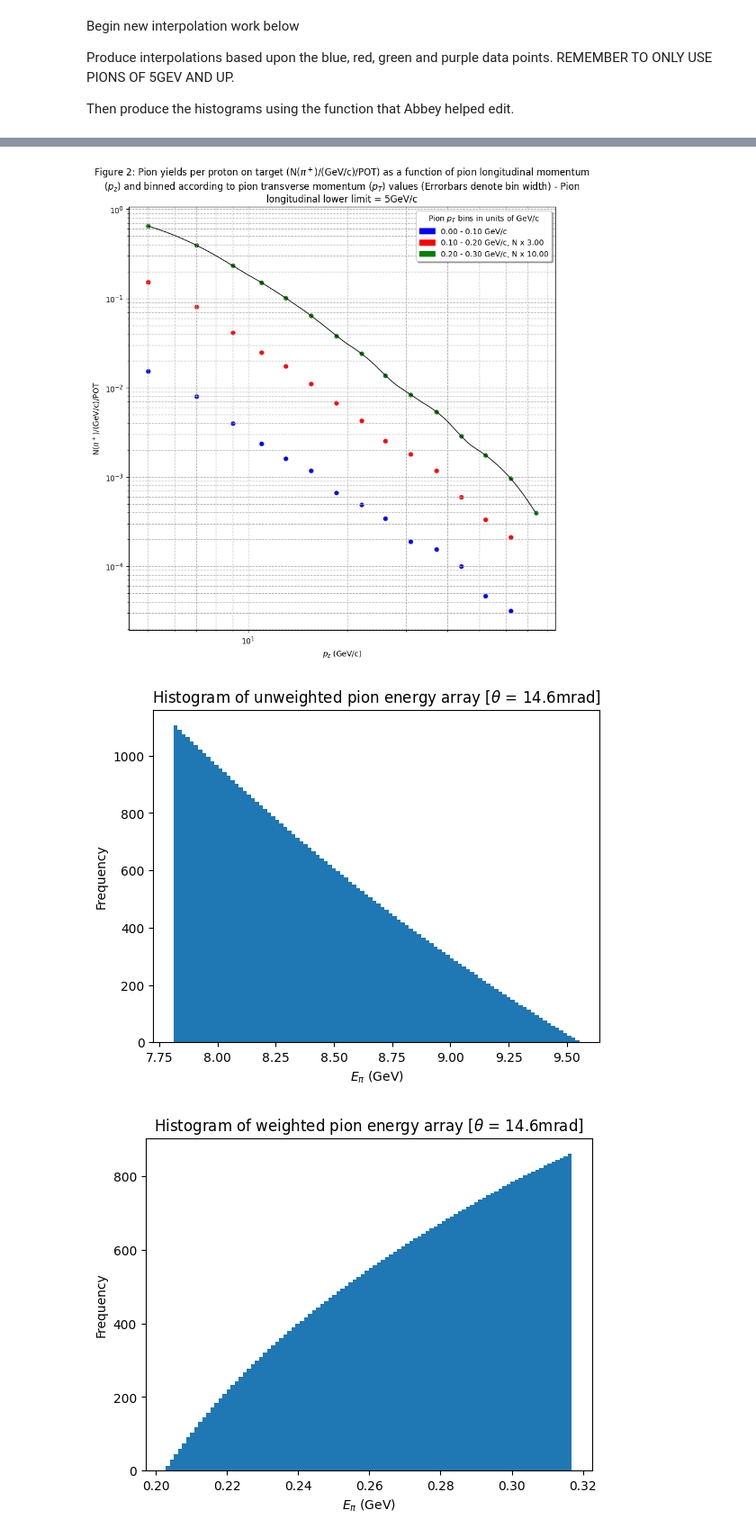
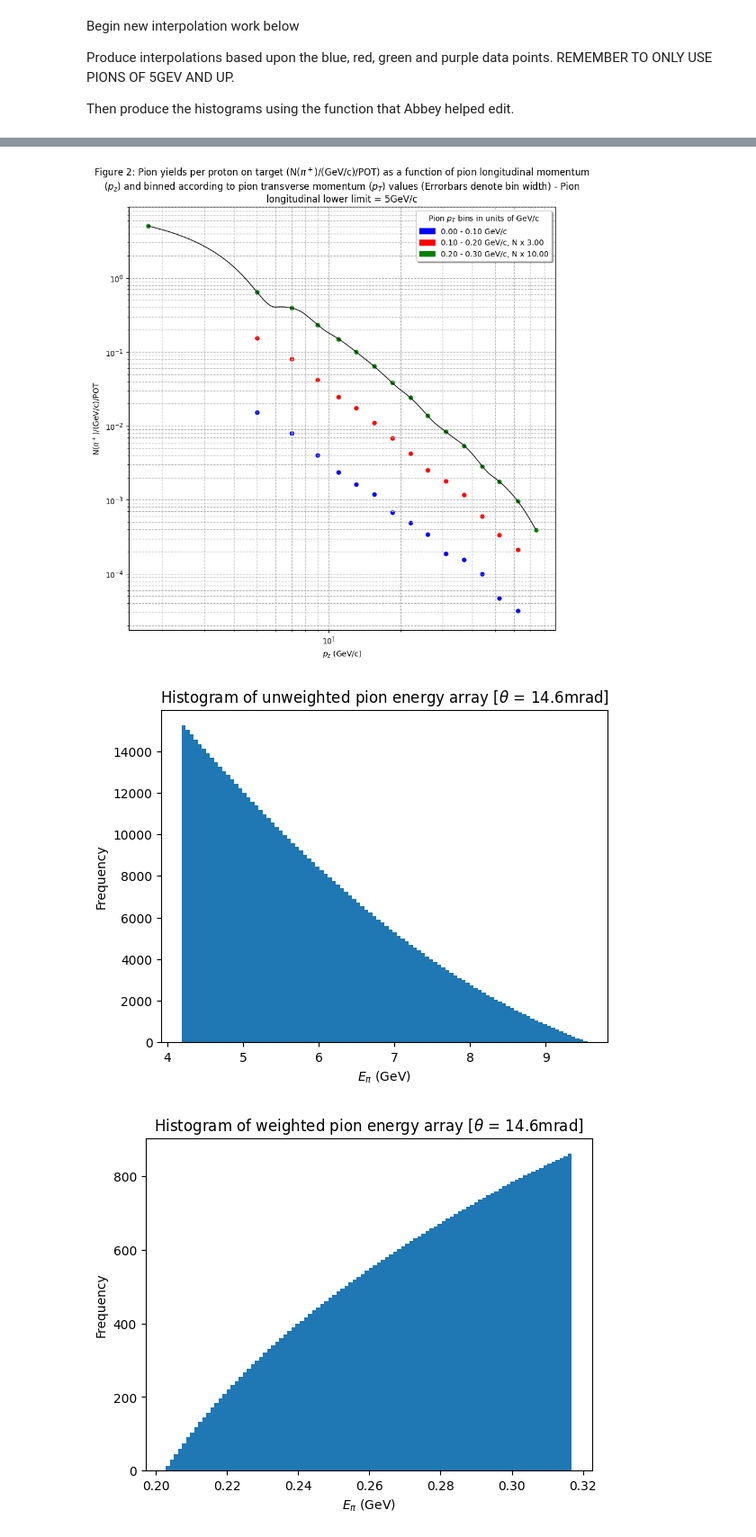
Before and after one commit to MrD0balina/Fourth-Year-Project---Neutrino-Oscillations, a Jupyter notebook: Week_8_Modifying_interpolation_focusing_on_higher_energy_pions_producing_histograms.ipynb, the cells around one changed output, grey strips where cells are left out. Shown at 90% size. Cells and saved outputs as stored; diff of their text form; code cells hidden in the pictures.

Commit message:
Includes list of points of things to do next

```diff
--- a/Week_8_Modifying_interpolation_focusing_on_higher_energy_pions_producing_histograms.ipynb
+++ b/Week_8_Modifying_interpolation_focusing_on_higher_energy_pions_producing_histograms.ipynb
@@ -223,7 +223,7 @@ Then produce the histograms using the function that Abbey helped edit.
 
 green_dots_only_y_axis_values_list = list( Pion_Plots_df1 [Pion_Plots_df1 ['pT (GeV=c) - plot colour codes'] == 2  ]['Final pi^+ plot value'] )    ## I have no idea how this line of code works ##
 green_dots_only_x_axis_values_list = list( Pion_Plots_df1 [Pion_Plots_df1 ['pT (GeV=c) - plot colour codes'] == 2  ]['pz (GeV=c) - mid range value'] )
-green_dots_new_x = [green_dots_only_x_axis_values_list for green_dots_only_x_axis_values_list in green_dots_only_x_axis_values_list if green_dots_only_x_axis_values_list >= 5]
+green_dots_new_x = [green_dots_only_x_axis_values_list for green_dots_only_x_axis_values_list in green_dots_only_x_axis_values_list if green_dots_only_x_axis_values_list >= 1.5]
 green_dots_new_y = ( green_dots_only_y_axis_values_list[  len(green_dots_only_y_axis_values_list)  - ( len(green_dots_new_x) ) : len(green_dots_only_y_axis_values_list) ]  )
 
 red_dots_only_y_axis_values_list = list( Pion_Plots_df1 [Pion_Plots_df1 ['pT (GeV=c) - plot colour codes'] == 1  ]['Final pi^+ plot value'] )
@@ -301,7 +301,9 @@ green_dots_new_x_array = np.array(green_dots_new_x)
 
 green_dots_new_y_array = np.array(green_dots_new_y)
 
-chosen_interpolator = interpolate.interp1d(   green_dots_new_x_array  ,    green_dots_new_y_array , kind = "quadratic"  )
+# Need to extrapolate the interpolato
+
+chosen_interpolator = interpolate.interp1d(   green_dots_new_x_array  ,    green_dots_new_y_array , kind = "quadratic" , bounds_error = False  )
 
 ynew_array = chosen_interpolator(xnew_array)
 # %%
@@ -343,7 +345,7 @@ plt.savefig('Figure 3: Positive pion yields per proton on target - binned accord
 
 plt.show()
 # %% [output]
-[figure, old version]
+[figure, new version]
 # %%
 m_pi = 139.6 * ( 10 ** -3 )        # Units = GeV ( Source = PDF saved as: "(FIRST PLOTTING TASK) - An Off-Axis Neutrino Beam - Kirk T. McDonald - 0111033v1" )
 
@@ -359,7 +361,7 @@ def FIRST_TRY_Relative_Neutrino_Flux_Plotter_includes_Proton_Energy_Uncertainty_
 
         #E_v = np.linspace( 1.8 , 10 , 10000000 )
 
-        E_v = np.linspace( 2 , 10 , 10000000 )
+        E_v = np.linspace( 1.5 , 10 , 10000000 )
 
         #E_v_2 = np.linspace( 0.5 , 10 , 10000000 )
 
@@ -380,7 +382,7 @@ def FIRST_TRY_Relative_Neutrino_Flux_Plotter_includes_Proton_Energy_Uncertainty_
 
         #### INSERT PION WEIGHTING HERE ####
 
-        E_pi_weighted =  chosen_interpolator(P_pi)
+        Weighted_Pion_Flux =  chosen_interpolator(P_pi)
 
         # E_pi_weighted = best_interpolator( P_pi ) ## I assume I can insert pion energies into the interpolation because I am using GeV/c - so I don't need to do any division by the speed of light.
 
@@ -395,7 +397,7 @@ def FIRST_TRY_Relative_Neutrino_Flux_Plotter_includes_Proton_Energy_Uncertainty_
 
         Rel_Neu_Flux = ( ( ( E_pro_array - E_pi ) ** 5 ) * ( ( E_pi * E_v ) / ( cos_theta_star ) ) )   ## Proton energy array is now included ##
 
-        Rel_Neu_Flux = E_pi_weighted * Rel_Neu_Flux
+        Rel_Neu_Flux = Weighted_Pion_Flux * Rel_Neu_Flux
 
         Rel_Neu_Flux[np.isnan(Rel_Neu_Flux)] = 0
 
@@ -407,19 +409,19 @@ def FIRST_TRY_Relative_Neutrino_Flux_Plotter_includes_Proton_Energy_Uncertainty_
 
         # Rel_Neu_Flux[ Rel_Neu_Flux > 0] # This has no effect
 
-        for i in range(1, len(Rel_Neu_Flux)):
-                neighbouring_element_difference = (Rel_Neu_Flux[i] - Rel_Neu_Flux[i-1])
+        # for i in range(1, len(Rel_Neu_Flux)):
+        #         neighbouring_element_difference = (Rel_Neu_Flux[i] - Rel_Neu_Flux[i-1])
 
-                if neighbouring_element_difference == 0.000:
+        #         if neighbouring_element_difference == 0.000:
 
-                        break
-                else:
+        #                 break
+        #         else:
 
-                        continue
+        #                 continue
 
-        Rel_Neu_Flux = Rel_Neu_Flux[:i]
+        # Rel_Neu_Flux = Rel_Neu_Flux[:i]
 
-        E_v = E_v[:i]
+        # E_v = E_v[:i]
 
         # return E_v_2 , E_v , Rel_Neu_Flux , E_pro_array , E_pi , E_pi_weighted
 
@@ -428,17 +430,19 @@ def FIRST_TRY_Relative_Neutrino_Flux_Plotter_includes_Proton_Energy_Uncertainty_
 E_v , Rel_Neu_Flux , E_pro_array , E_pi , E_pi_weighted = FIRST_TRY_Relative_Neutrino_Flux_Plotter_includes_Proton_Energy_Uncertainty_and_Pion_Weighting( 0.0146 )
 # %%
 ## Unweighted Pion Energy Array ##
+
+E_v , Rel_Neu_Flux , E_pro_array , E_pi , E_pi_weighted = FIRST_TRY_Relative_Neutrino_Flux_Plotter_includes_Proton_Energy_Uncertainty_and_Pion_Weighting( 0.0146 )
 
 plt.hist( E_pi , bins = 100 , histtype = "bar" )
 
 plt.title(r"Histogram of unweighted pion energy array [$\theta$ = 14.6mrad]")
 
 plt.xlabel(r"$E_{\pi}$ (GeV)")
 plt.ylabel("Frequency")
 
 plt.show()
 # %% [output]
-[figure, old version]
+[figure, new version]
 # %%
 ## Weighted Pion Energy Array ##
 
```
Also changed, not shown: parts of 6 cells of this notebook.
